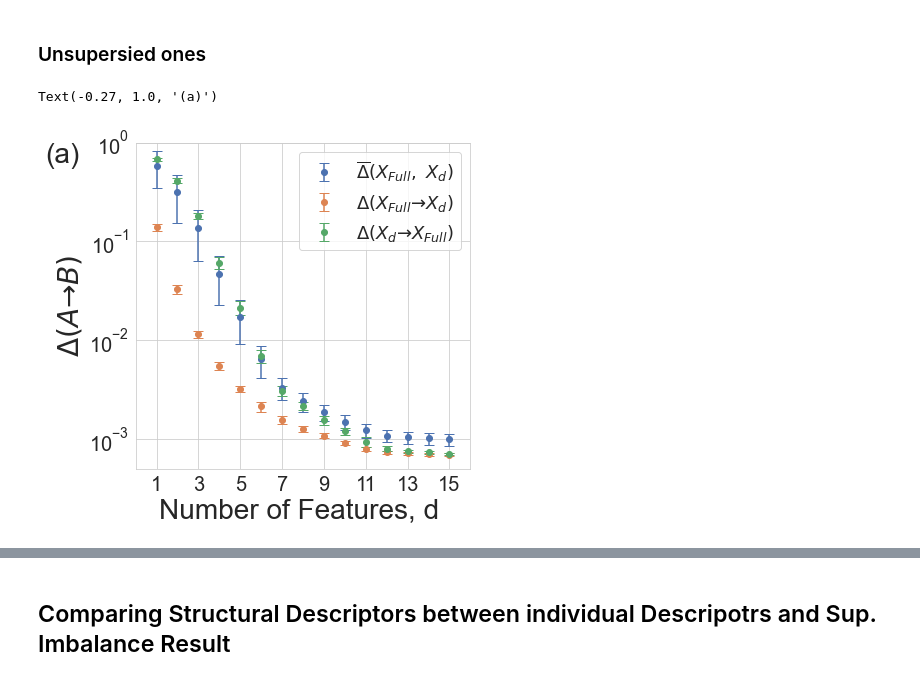
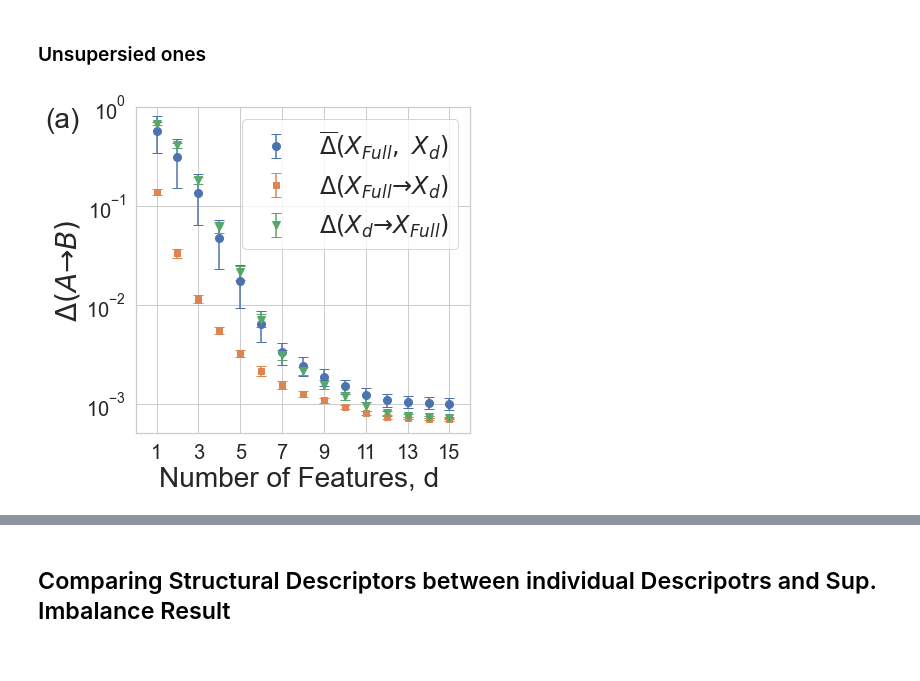
Before and after one commit to Anand-Sharma22/Feature-selection-Information-Imbalance, a Jupyter notebook: Plotting.ipynb, the cells around one changed output, grey strips where cells are left out. Saved outputs shown, nothing was run; the diff lists cells and outputs as text; code cells hidden in the pictures.

```diff
--- a/Plotting.ipynb
+++ b/Plotting.ipynb
@@ -129,37 +129,36 @@ plt.show()
 # %%
 X = np.arange(1,16)
 
 Y1 = imbalance_unsup[10:20,:].mean(axis = 0)
 Y1_err =  imbalance_unsup[10:,:].std(axis = 0)
 
 Y2 = imbalance_unsup[20:30,:].mean(axis = 0)
 Y2_err = imbalance_unsup[20:30,:].std(axis = 0)
 
 Y3 = imbalance_unsup[30:,:].mean(axis = 0)
 Y3_err = imbalance_unsup[30:,:].std(axis = 0)
 
 
 fig, ax = plt.subplots(figsize=(6,6))
 
-plt.errorbar(X, Y1, yerr=Y1_err, fmt='o',  capsize=5, label=r'$\overline {\Delta} ({ X}_{ Full}, \ { X}_d)$')
-plt.errorbar(X, Y2, yerr=Y2_err, fmt='o',  capsize=5, label=r'$\Delta (X_{Full} \to X_d)$')
-plt.errorbar(X, Y3, yerr=Y3_err, fmt='o',  capsize=5, label=r'$\Delta (X_d \to X_{Full})$')
+plt.errorbar(X, Y1, yerr=Y1_err, fmt='o',markersize = 8,  capsize=5, label=r'$\overline {\Delta} ({ X}_{ Full}, \ { X}_d)$')
+plt.errorbar(X, Y2, yerr=Y2_err, fmt='s',  capsize=5, label=r'$\Delta (X_{Full} \to X_d)$')
+plt.errorbar(X, Y3, yerr=Y3_err, fmt='v',markersize = 8,  capsize=5, label=r'$\Delta (X_d \to X_{Full})$')
 
-plt.legend(fontsize=18)
+plt.legend(fontsize=24)
 plt.yscale('log')
 #plt.title('Information Imbalance Unsupervised', fontsize=16)
 plt.xlabel('Number of Features, d ', fontsize=28)
 plt.ylabel(r'$\Delta (A \to B)$', fontsize=28)
 plt.xticks([1,3,5,7,9,11,13,15],fontsize = 20)
 plt.xlim([0,16])
 plt.ylim([5e-4,1])
 plt.yticks(fontsize = 20)
 ax.text(-0.27, 1.00, "(a)", ha="left", va="top", transform=ax.transAxes, fontsize=28)
 
-#plt.savefig("2_Fig_6(a)" , dpi = 600 ,  bbox_inches="tight")
+plt.savefig("2_Fig_6(a)" , dpi = 600 ,  bbox_inches="tight")
 # %% [output]
-Text(-0.27, 1.0, '(a)')
-[figure, old version]
+[figure, new version]
 # %%
 import numpy as np
 import pandas as pd
```
Also changed, not shown: parts of 8 cells of this notebook.
